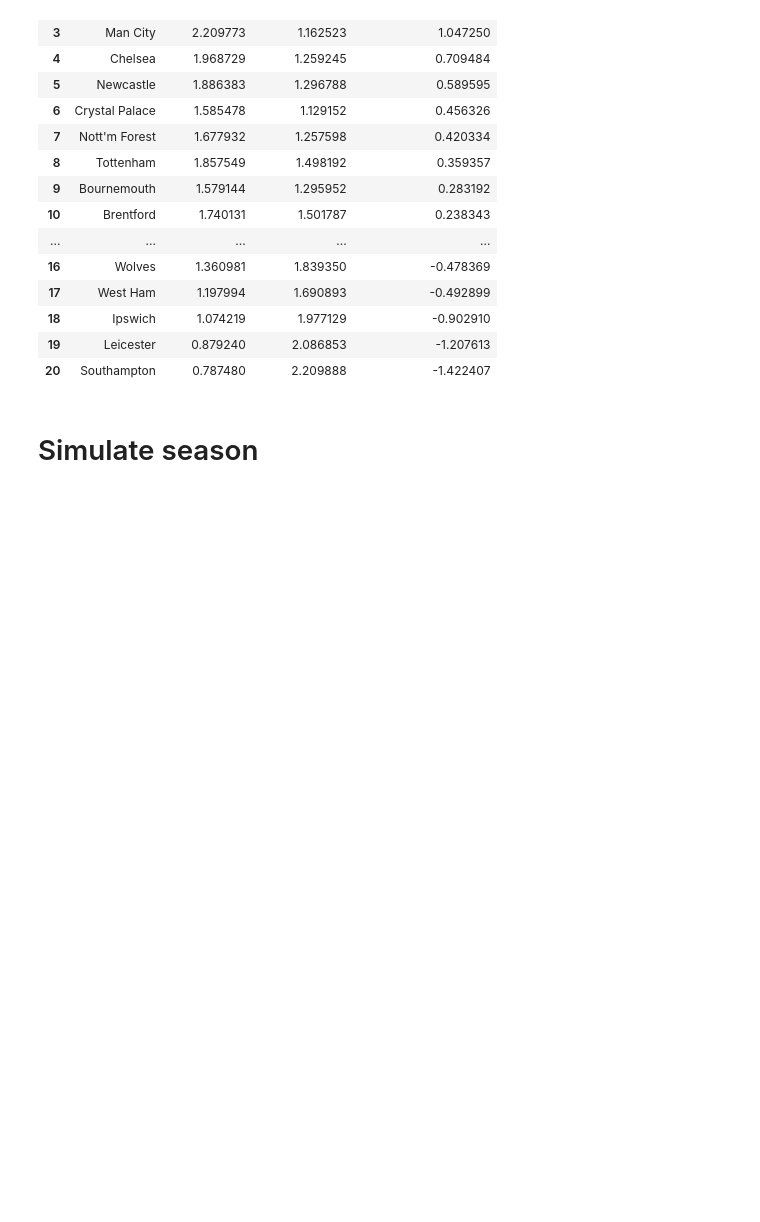
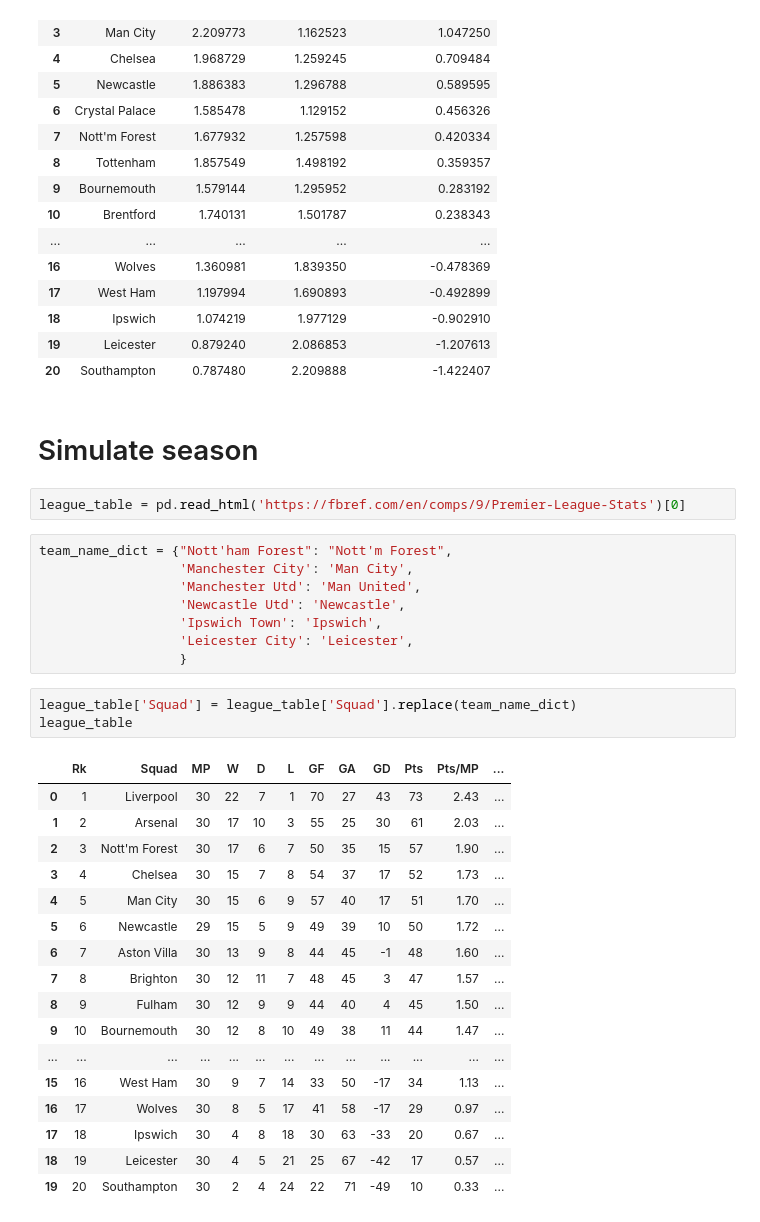
Before and after one commit to jaksticks/match_prediction, a Jupyter notebook: notebooks/dixon_coles.ipynb, the cells around one changed output. Saved outputs shown, nothing was run; the diff lists cells and outputs as text; blank space fills up the shorter version.

```diff
--- a/dixon_coles.ipynb
+++ b/notebooks/dixon_coles.ipynb
@@ -157,3 +210,34 @@ display(ratings_df)
 | 20 | Southampton | 0.787480 | 2.209888 | -1.422407 |
 # %% [markdown]
 # Simulate season
+# %%
+league_table = pd.read_html('https://fbref.com/en/comps/9/Premier-League-Stats')[0]
+# %%
+team_name_dict = {"Nott'ham Forest": "Nott'm Forest",
+                  'Manchester City': 'Man City',
+                  'Manchester Utd': 'Man United',
+                  'Newcastle Utd': 'Newcastle',
+                  'Ipswich Town': 'Ipswich',
+                  'Leicester City': 'Leicester',
+                  }
+# %%
+league_table['Squad'] = league_table['Squad'].replace(team_name_dict)
+league_table
+# %% [output]
+|  | Rk | Squad | MP | W | D | L | GF | GA | GD | Pts | Pts/MP | ... |
+| 0 | 1 | Liverpool | 30 | 22 | 7 | 1 | 70 | 27 | 43 | 73 | 2.43 | ... |
+| 1 | 2 | Arsenal | 30 | 17 | 10 | 3 | 55 | 25 | 30 | 61 | 2.03 | ... |
+| 2 | 3 | Nott'm Forest | 30 | 17 | 6 | 7 | 50 | 35 | 15 | 57 | 1.90 | ... |
+| 3 | 4 | Chelsea | 30 | 15 | 7 | 8 | 54 | 37 | 17 | 52 | 1.73 | ... |
+| 4 | 5 | Man City | 30 | 15 | 6 | 9 | 57 | 40 | 17 | 51 | 1.70 | ... |
+| 5 | 6 | Newcastle | 29 | 15 | 5 | 9 | 49 | 39 | 10 | 50 | 1.72 | ... |
+| 6 | 7 | Aston Villa | 30 | 13 | 9 | 8 | 44 | 45 | -1 | 48 | 1.60 | ... |
+| 7 | 8 | Brighton | 30 | 12 | 11 | 7 | 48 | 45 | 3 | 47 | 1.57 | ... |
+| 8 | 9 | Fulham | 30 | 12 | 9 | 9 | 44 | 40 | 4 | 45 | 1.50 | ... |
+| 9 | 10 | Bournemouth | 30 | 12 | 8 | 10 | 49 | 38 | 11 | 44 | 1.47 | ... |
+| ... | ... | ... | ... | ... | ... | ... | ... | ... | ... | ... | ... | ... |
+| 15 | 16 | West Ham | 30 | 9 | 7 | 14 | 33 | 50 | -17 | 34 | 1.13 | ... |
+| 16 | 17 | Wolves | 30 | 8 | 5 | 17 | 41 | 58 | -17 | 29 | 0.97 | ... |
+| 17 | 18 | Ipswich | 30 | 4 | 8 | 18 | 30 | 63 | -33 | 20 | 0.67 | ... |
+| 18 | 19 | Leicester | 30 | 4 | 5 | 21 | 25 | 67 | -42 | 17 | 0.57 | ... |
+| 19 | 20 | Southampton | 30 | 2 | 4 | 24 | 22 | 71 | -49 | 10 | 0.33 | ... |
```
Also changed, not shown: parts of 12 cells of this notebook, 2 other files.
